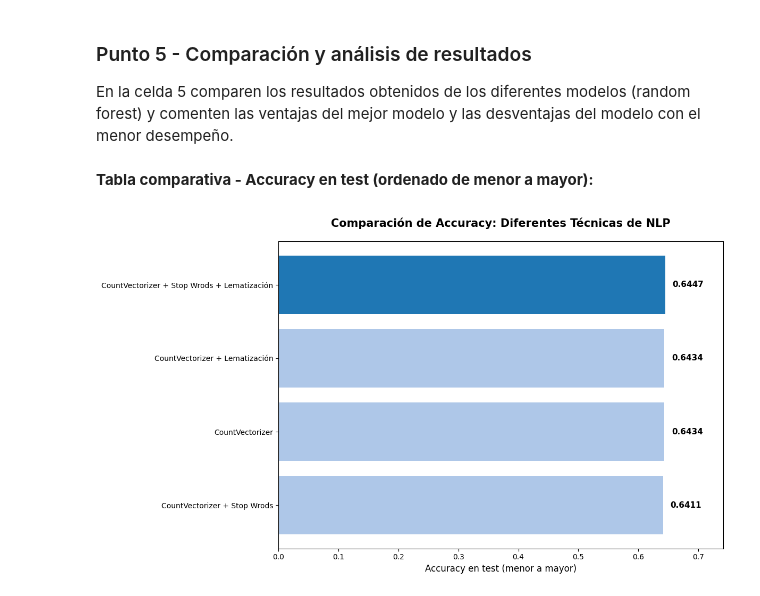
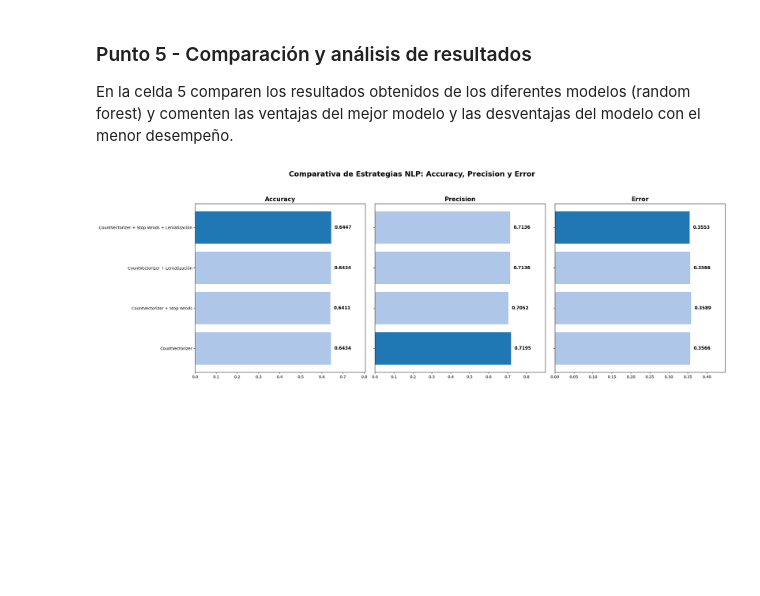
Before and after one commit to JohanManjarresMIAD/JohanManjarresMIAD-JohanManjarresMIAD-MIAD_ML_NLP_2026-Grupo_26, a Jupyter notebook: Semana 5/S5TC1_Analisis_Sentimientos.ipynb, the cells around one changed output. Cells and saved outputs as stored; diff of their text form; code cells hidden in the pictures; blank space fills up the shorter version.

```diff
--- a/Semana 5/S5TC1_Analisis_Sentimientos.ipynb
+++ b/Semana 5/S5TC1_Analisis_Sentimientos.ipynb
@@ -301,37 +301,48 @@ rf_cv_sw_lema_result = predecir_calcular(X_tr_d, y_train, X_te_d, y_test, rf_cv_
 ### Punto 5 - Comparación y análisis de resultados
 
 En la celda 5 comparen los resultados obtenidos de los diferentes modelos (random forest) y comenten las ventajas del mejor modelo y las desventajas del modelo con el menor desempeño.
-# %%
-# Celda 5
-modelos = ['CountVectorizer',
-           'CountVectorizer + Stop Wrods',
-           'CountVectorizer + Lematización',
-           'CountVectorizer + Stop Wrods + Lematización']
-
-accuracy_values = [
-    rf_cv_result['accuracy'],
-    rf_cv_sw_result['accuracy'],
-    rf_cv_lema_result['accuracy'],
-    rf_cv_sw_lema_result['accuracy']
-]
-
-df_res = pd.DataFrame({'Técnica': modelos, 'Accuracy': accuracy_values})
-df_res = df_res.sort_values(by='Accuracy', ascending=True)
-
-display(Markdown("**Tabla comparativa - Accuracy en test (ordenado de menor a mayor):**"))
-
-fig, ax = plt.subplots(figsize=(12, 7))
-
-colores = ['#aec7e8'] * (len(df_res) - 1) + ['#1f77b4']
-bars = ax.barh(df_res['Técnica'], df_res['Accuracy'], color=colores, edgecolor='none')
-
-ax.set_title('Comparación de Accuracy: Diferentes Técnicas de NLP', fontsize=15, pad=20, fontweight='bold')
-ax.set_xlabel('Accuracy en test (menor a mayor)', fontsize=12)
-ax.set_xlim(0, max(accuracy_values) * 1.15)
-ax.bar_label(bars, fmt='%.4f', padding=10, fontsize=11, fontweight='bold')
-
-plt.tight_layout()
-plt.show()
-# %% [output]
-**Tabla comparativa - Accuracy en test (ordenado de menor a mayor):**
-[figure, removed]
+# %%
+# Celda 5
+modelos = ['CountVectorizer',
+           'CountVectorizer + Stop Wrods',
+           'CountVectorizer + Lematización',
+           'CountVectorizer + Stop Wrods + Lematización']
+
+data = {
+    'Técnica': modelos,
+    'Precision': [rf_cv_result['precision'], rf_cv_sw_result['precision'], rf_cv_lema_result['precision'], rf_cv_sw_lema_result['precision']],
+    'Accuracy': [rf_cv_result['accuracy'], rf_cv_sw_result['accuracy'], rf_cv_lema_result['accuracy'], rf_cv_sw_lema_result['accuracy']],
+    'Error': [rf_cv_result['error'], rf_cv_sw_result['error'],  rf_cv_lema_result['error'], rf_cv_sw_lema_result['error']]
+}
+
+df_res = pd.DataFrame(data)
+
+fig, axes = plt.subplots(1, 3, figsize=(22, 7))
+fig.suptitle('Comparativa de Estrategias NLP: Accuracy, Precision y Error', fontsize=18, fontweight='bold', y=1.05)
+
+metricas = ['Accuracy', 'Precision', 'Error']
+azul_oscuro = '#1f77b4'
+azul_claro = '#aec7e8'
+
+for i, metrica in enumerate(metricas):
+    valores = df_res[metrica].values
+
+    if metrica == 'Error':
+        min_val = min(valores)
+        colores = [azul_oscuro if v == min_val else azul_claro for v in valores]
+    else:
+        max_val = max(valores)
+        colores = [azul_oscuro if v == max_val else azul_claro for v in valores]
+    bars = axes[i].barh(df_res['Técnica'], valores, color=colores, edgecolor='none')
+
+    axes[i].set_title(metrica, fontsize=15, fontweight='bold')
+    axes[i].set_xlim(0, max(valores) * 1.25)
+    axes[i].bar_label(bars, fmt='%.4f', padding=8, fontsize=11, fontweight='bold')
+
+    if i > 0:
+        axes[i].set_yticklabels([])
+
+plt.tight_layout()
+plt.show()
+# %% [output]
+[figure, added]
```
